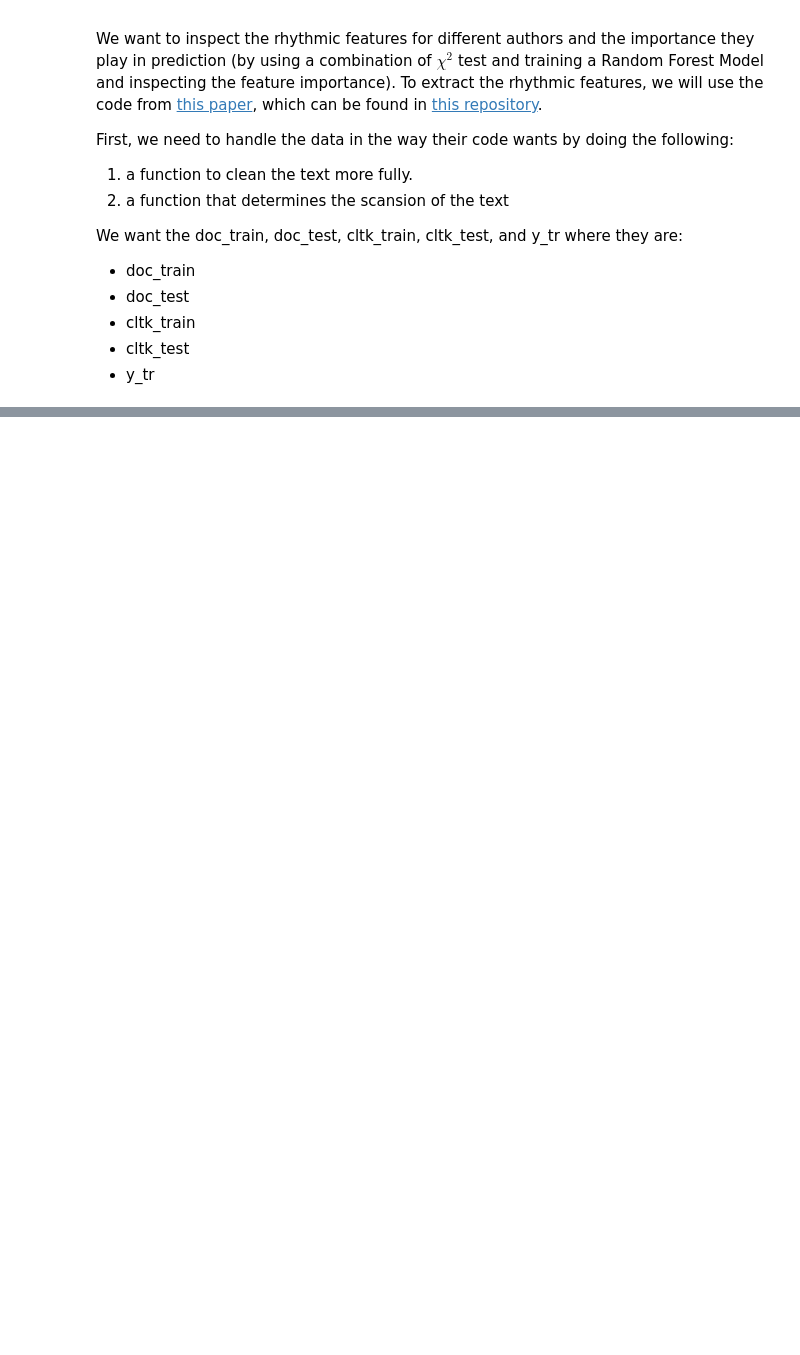
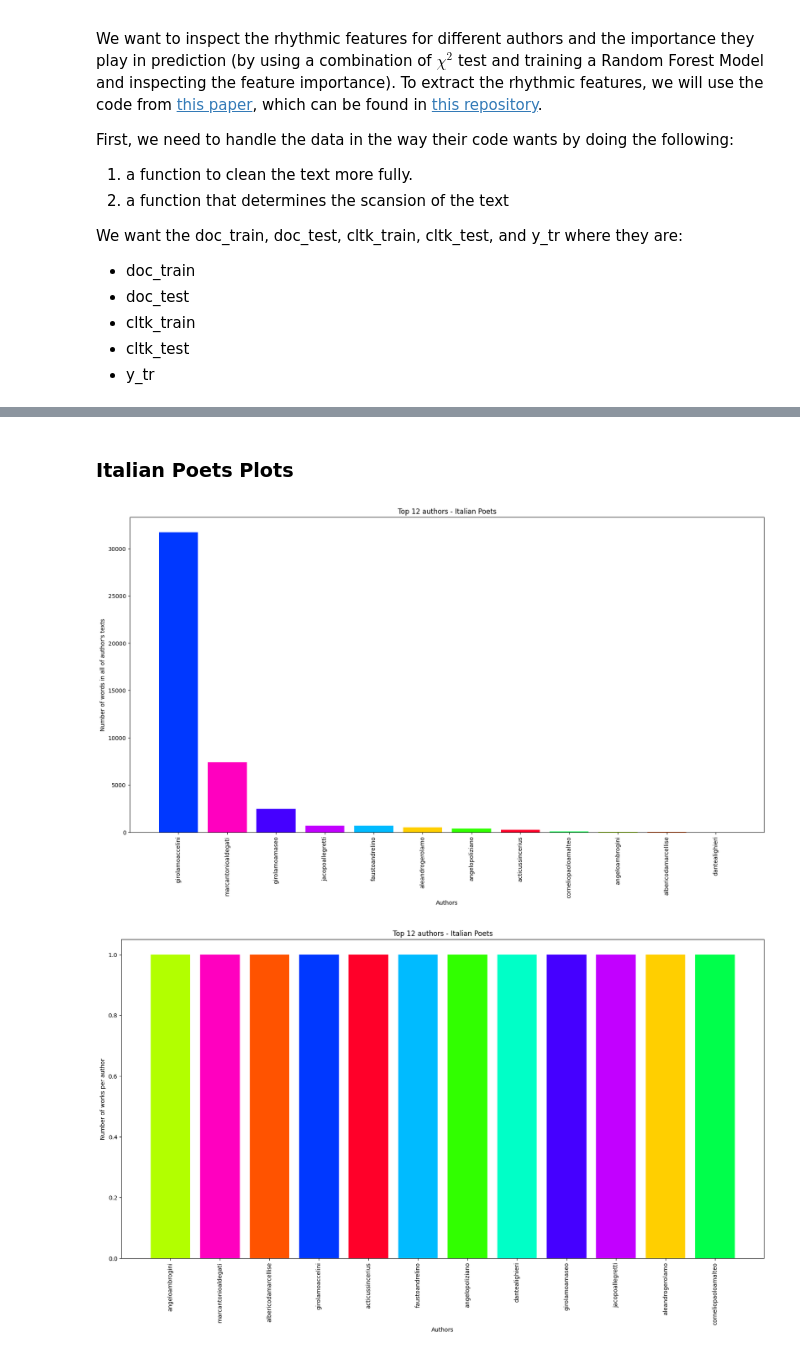
Before and after one commit to SufurElite/LatinAuthorshipAttribution, a Jupyter notebook: analysis.ipynb, the cells around one changed output, grey strips where cells are left out. Saved outputs shown, nothing was run; the diff lists cells and outputs as text; code cells hidden in the pictures; blank space fills up the shorter version.

```diff
--- a/analysis.ipynb
+++ b/analysis.ipynb
@@ -451,0 +355,4 @@ Random Forest accuracy on predicted authors by features documents 0.0
+# %%
+italian_poets_CI = dataExp.CorpusInterface(corpus_name="italian_poets_preprocessed.pickle", shouldTokenize = True, particular_data = ["italian_poets"])
+italian_poets_notPrePro_CI = dataExp.CorpusInterface(corpus_name="italian_poets.pickle", shouldTokenize = False, particular_data = ["italian_poets"])
+CI = dataExp.CorpusInterface(corpus_name="text_corpus.pickle", shouldTokenize = False)
@@ -451,0 +377,10 @@ Random Forest accuracy on predicted authors by features documents 0.0
+# %% [markdown]
+### Italian Poets Plots
+# %%
+num_auths = len(italian_poets_CI.get_authors())
+topAuthorsByTextLength, authors = plot.author_text_length_plot(italian_poets_CI, n_authors=num_auths,extra_text="Italian Poets")
+topAuthorsByWorkCount = plot.author_work_count_plot(italian_poets_CI, n_authors=num_auths,extra_text="Italian Poets")
+plot.author_lexical_diversity_plot(italian_poets_CI, authors,extra_text="Italian Poets")
+# %% [output]
+[figure, added]
+[figure, added]
```
Also changed, not shown: parts of 25 cells of this notebook, 7 other files.
